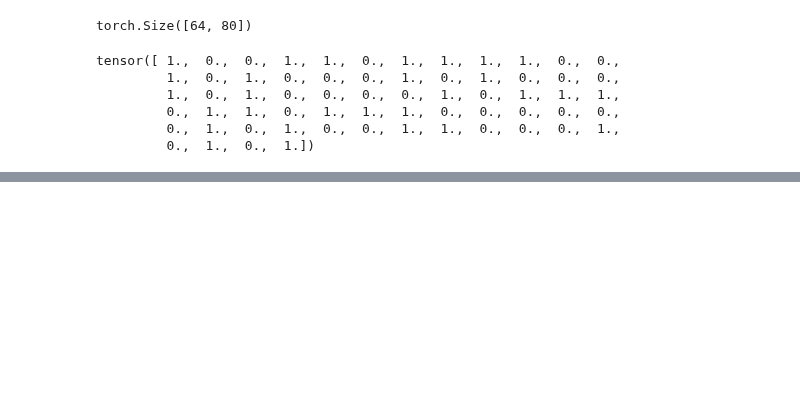
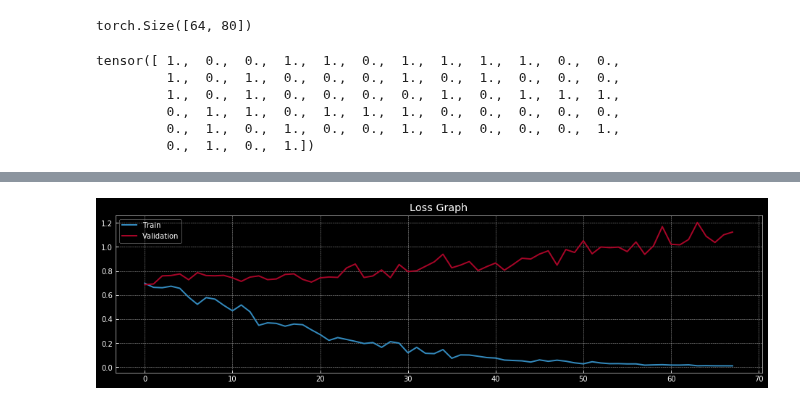
Before and after one commit to Atcold/NYU-DLSP20, a Jupyter notebook: raw/pytorch_regularization.ipynb, the cells around one changed output, grey strips where cells are left out. Drawn from its saved outputs; the diff is of its cells as text; code cells hidden in the pictures; blank space fills up the shorter version.

Commit message:
Regularization notebook with loss and accurate plots and logging

```diff
--- a/raw/pytorch_regularization.ipynb
+++ b/raw/pytorch_regularization.ipynb
@@ -69,7 +73,7 @@ valid :  25000
 # %%
 # Build vocabulary
 # num_words = 25000
-num_words = 25000
+num_words = 1000
 text.build_vocab(ds_train, max_size=num_words)
 label.build_vocab(ds_train)
 # %%
@@ -223,9 +226,6 @@ tensor([ 1.,  0.,  0.,  0.,  1.,  0.,  0.,  1.,  1.,  1.,  0.,  0.,
          1.,  1.,  1.,  0.,  0.,  1.,  0.,  0.,  0.,  0.,  1.,  1.,
          1.,  0.,  1.,  0.])
 # %%
-import torch.nn as nn
-import torch.nn.functional as F
-
 class FeedforwardNeuralNetModel(nn.Module):
     def __init__(self, input_dim, embedding_dim, hidden_dim, output_dim):
         super(FeedforwardNeuralNetModel, self).__init__()
@@ -247,6 +247,7 @@ class FeedforwardNeuralNetModel(nn.Module):
 
         # Non-linearity  # NON-LINEAR
         out = F.relu(out)
+        out = F.dropout(out, 0.8)
 
         # Linear function (readout)  # LINEAR
         out = self.fc2(out)
@@ -262,22 +257,20 @@ print(num_words)
 # %%
 input_dim = num_words + 2
 embedding_dim = max_len
-hidden_dim = 128
+hidden_dim = 32
 output_dim = 1
 
 # Instantiate model class and assign to object
 model = FeedforwardNeuralNetModel(input_dim, embedding_dim, hidden_dim, output_dim)
 
 # Push model to CUDA device if available
-device = torch.device("cuda:1" if torch.cuda.is_available() else "cpu")
+device = torch.device("cuda:0" if torch.cuda.is_available() else "cpu")
 model.to(device)
 
 # Loss function
 criterion = nn.BCELoss()
 
 # Optimizer
-# learning_rate = 0.01
-# optimizer = torch.optim.SGD(model.parameters(), lr=learning_rate)
-optimizer = torch.optim.Adam(model.parameters(), lr=1e-3)
+optimizer = torch.optim.Adam(model.parameters(), lr=1e-4)
 # %%
 # Number of groups of parameters
@@ -297,9 +292,9 @@ torch.Size([1])
 # %%
 iter = 0
-num_epochs = 100
+num_epochs = 25
+history_train_acc, history_val_acc, history_train_loss, history_val_loss = [], [], [], []
 for epoch in range(num_epochs):
 #     print('-'*50)
-#     print('Epoch {}'.format(epoch))
     for i, (samples, labels) in enumerate(train_loader):
         # Training mode
         model.train()
@@ -325,7 +320,10 @@ for epoch in range(num_epochs):
 
         iter += 1
 
-        if iter % 500 == 0:
+        if iter % 100 == 0:
+            # Get training statistics
+            train_loss = loss.data.item()
+
             # Testing mode
             model.eval()
             # Calculate Accuracy
@@ -340,8 +338,8 @@ for epoch in range(num_epochs):
                 # Forward pass only to get logits/output
                 outputs = model(samples)
 
-                # This only works for one-hot encoded labels
-                # _, predicted = torch.max(outputs.data, 1)
+                # Val loss
+                val_loss = criterion(outputs.view(-1, 1), labels.view(-1, 1))
 
                 # We use a threshold to define
                 predicted = outputs.ge(0.5).view(-1)
@@ -354,5 +352,10 @@ for epoch in range(num_epochs):
 
             accuracy = 100. * correct.item() / total
             # Print Loss
-            print('Iter: {} Val Loss: {} val Accuracy: {}'.format(iter, loss.item(), round(accuracy, 2)))
+            print('Iter: {} | Train Loss: {} | Val Loss: {} | Val Accuracy: {}'.format(iter, train_loss, val_loss.item(), round(accuracy, 2)))
+
+            # Append to history
+            history_val_loss.append(val_loss.data.item())
+            history_val_acc.append(round(accuracy, 2))
+            history_train_loss.append(train_loss)
 # %% [output]
@@ -376,0 +379,8 @@ KeyboardInterrupt:
+# %%
+plt.plot(history_train_loss, label='Train')
+plt.plot(history_val_loss, label='Validation')
+plt.title('Loss Graph')
+plt.legend()
+plt.show()
+# %% [output]
+[figure, added]
```
Also changed, not shown: parts of 14 cells of this notebook.
